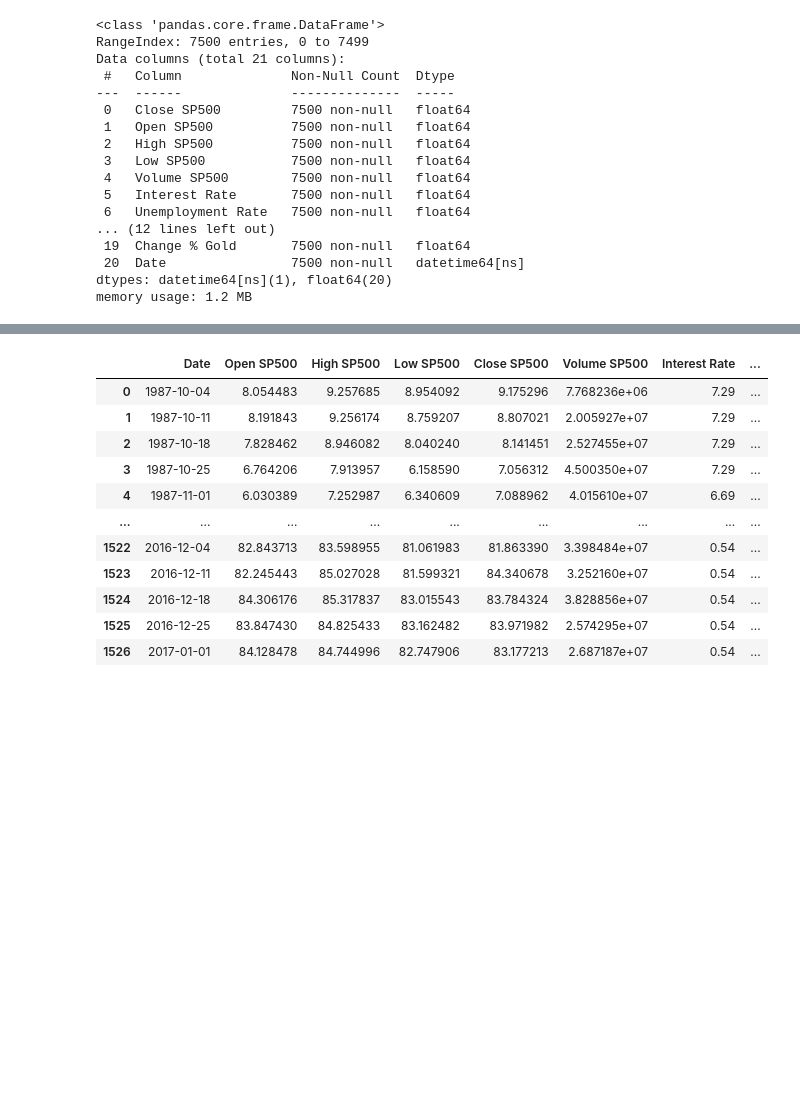
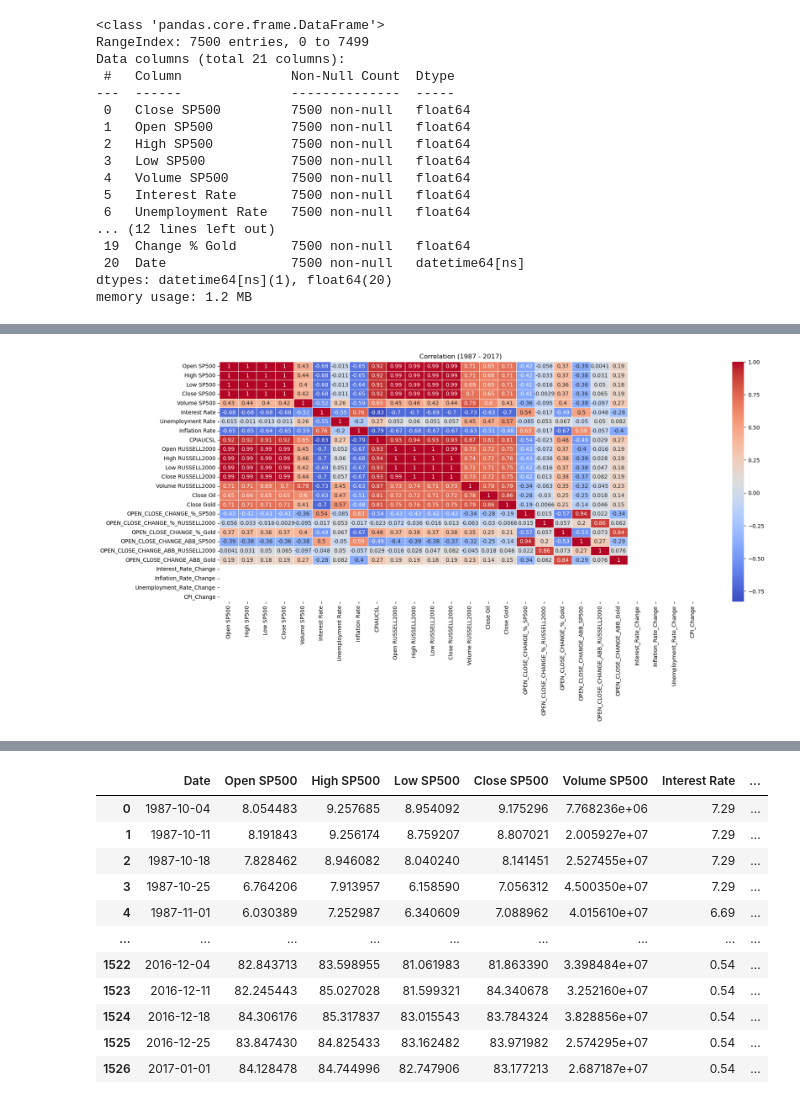
Before and after one commit to badranyoussef/bi-exam-project-stock, a Jupyter notebook: notebooks/resample_of_frequency.ipynb, the cells around one changed output, grey strips where cells are left out. Cells and saved outputs as stored; diff of their text form; code cells hidden in the pictures; blank space fills up the shorter version.

```diff
--- a/notebooks/resample_of_frequency.ipynb
+++ b/notebooks/resample_of_frequency.ipynb
@@ -57,0 +68,32 @@ Index(['Close SP500', 'Open SP500', 'High SP500', 'Low SP500', 'Volume SP500',
+# %%
+# Skab et dataset baseret på uge data
+df_monthly_test = df.resample('M').agg({
+    'Open SP500': 'first',        # Åbningskurs for S&P 500 i starten af ugen
+    'High SP500': 'max',          # Højeste kurs for S&P 500 i ugen
+    'Low SP500': 'min',           # Laveste kurs for S&P 500 i ugen
+    'Close SP500': 'last',        # Lukkekurs for S&P 500 i slutningen af ugen
+    'Volume SP500': 'sum',        # Samlet volumen for S&P 500 i ugen
+    'Interest Rate': 'last',      # Sidste renteværdi i ugen
+    'Unemployment Rate': 'last',  # Sidste arbejdsløshedsværdi i ugen
+    'Inflation Rate': 'last',     # Sidste inflationsværdi i ugen
+    'CPIAUCSL': 'last',           # Sidste CPI værdi i ugen
+    'Open RUSSELL2000': 'first',  # Åbningskurs for Russell 2000 i starten af ugen
+    'High RUSSELL2000': 'max',    # Højeste kurs for Russell 2000 i ugen
+    'Low RUSSELL2000': 'min',     # Laveste kurs for Russell 2000 i ugen
+    'Close RUSSELL2000': 'last',  # Lukkekurs for Russell 2000 i slutningen af ugen
+    'Volume RUSSELL2000': 'sum',  # Samlet volumen for Russell 2000 i ugen
+    'Close Oil': 'last',          # Lukkekurs for olie i slutningen af ugen
+    'Close Gold': 'last',         # Lukkekurs for guld i slutningen af ugen
+    'OPEN_CLOSE_CHANGE_%_SP500': 'sum',  # Gennemsnitlig ændring fra åbning til lukning i procent for S&P 500
+    'OPEN_CLOSE_CHANGE_%_RUSSELL2000': 'sum',  # Gennemsnitlig ændring fra åbning til lukning i procent for Russell 2000
+    'OPEN_CLOSE_CHANGE_%_Gold': 'sum',  # Gennemsnitlig ændring fra åbning til lukning i procent for guld
+    'OPEN_CLOSE_CHANGE_ABB_SP500': 'sum',  # Gennemsnitlig ændring fra åbning til lukning i procent for S&P 500
+    'OPEN_CLOSE_CHANGE_ABB_RUSSELL2000': 'sum',  # Gennemsnitlig ændring fra åbning til lukning i procent for Russell 2000
+    'OPEN_CLOSE_CHANGE_ABB_Gold': 'sum',  # Gennemsnitlig ændring fra åbning til lukning i procent for guld
+    'Interest_Rate_Change': 'last',  # Sidste ændring i rente i ugen
+    'Inflation_Rate_Change': 'last', # Sidste ændring i inflation i ugen
+    'Unemployment_Rate_Change': 'last',  # Sidste ændring i arbejdsløshed i ugen
+    'CPI_Change': 'last'            # Sidste CPI ændring i ugen
+})
+
+df_monthly_test.reset_index()
@@ -58 +114,11 @@ Index(['Close SP500', 'Open SP500', 'High SP500', 'Low SP500', 'Volume SP500',
+# %%
+correlation_matrix = df_monthly_test.corr()
+
+plt.figure(figsize=(20, 8))
+corrmatt_after_1987_till_2017 = df_monthly_test.corr()
+sns.heatmap(corrmatt_after_1987_till_2017, annot=True, cmap='coolwarm', linewidths=0.5)
+plt.title('Correlation (1987 - 2017)')
+plt.show()
+# %% [output]
+[figure, added]
 # %%
```
Also changed, not shown: parts of 55 cells of this notebook, 1 other file.
